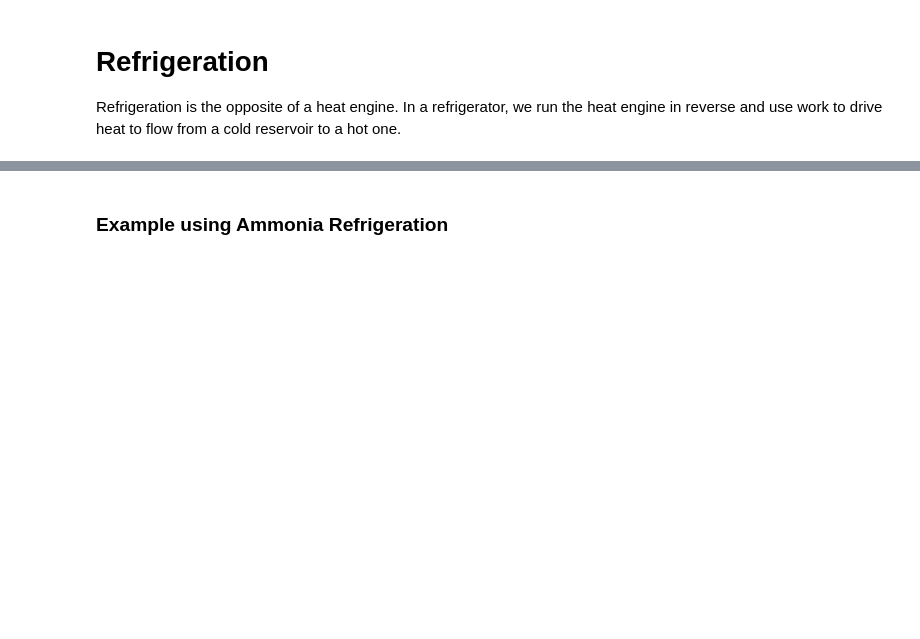
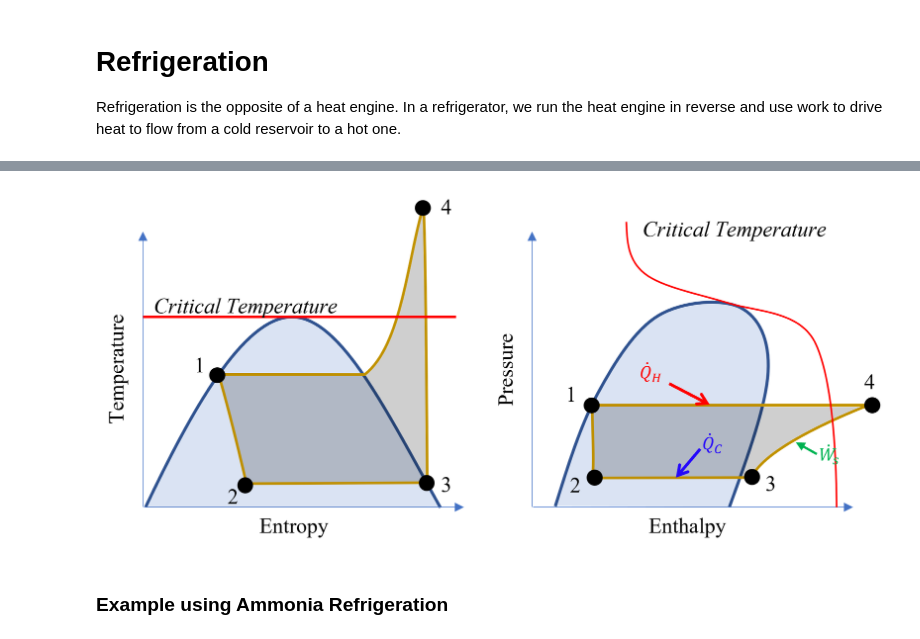
Before and after one commit to richardslaboratory/ChBE211_OER, a Jupyter notebook: _sources/Ch3/4.Refrigeration.ipynb, the cells around one changed output, grey strips where cells are left out. Cells and saved outputs as stored; diff of their text form; code cells hidden in the pictures; blank space fills up the shorter version.

```diff
--- a/_sources/Ch3/4.Refrigeration.ipynb
+++ b/_sources/Ch3/4.Refrigeration.ipynb
@@ -47,3 +49,7 @@ The T-S and P-H diagrams are instructive to understand what is happening:
+# %%
+Image(os.path.join(path, "TS - Rankine Refrigeration Cycle.png"))
+# %% [output]
+[figure, added]
 # %% [markdown]
 ### Example using Ammonia Refrigeration
 # %% [markdown]
```
Also changed, not shown: parts of 5 cells of this notebook, 7 other files.
